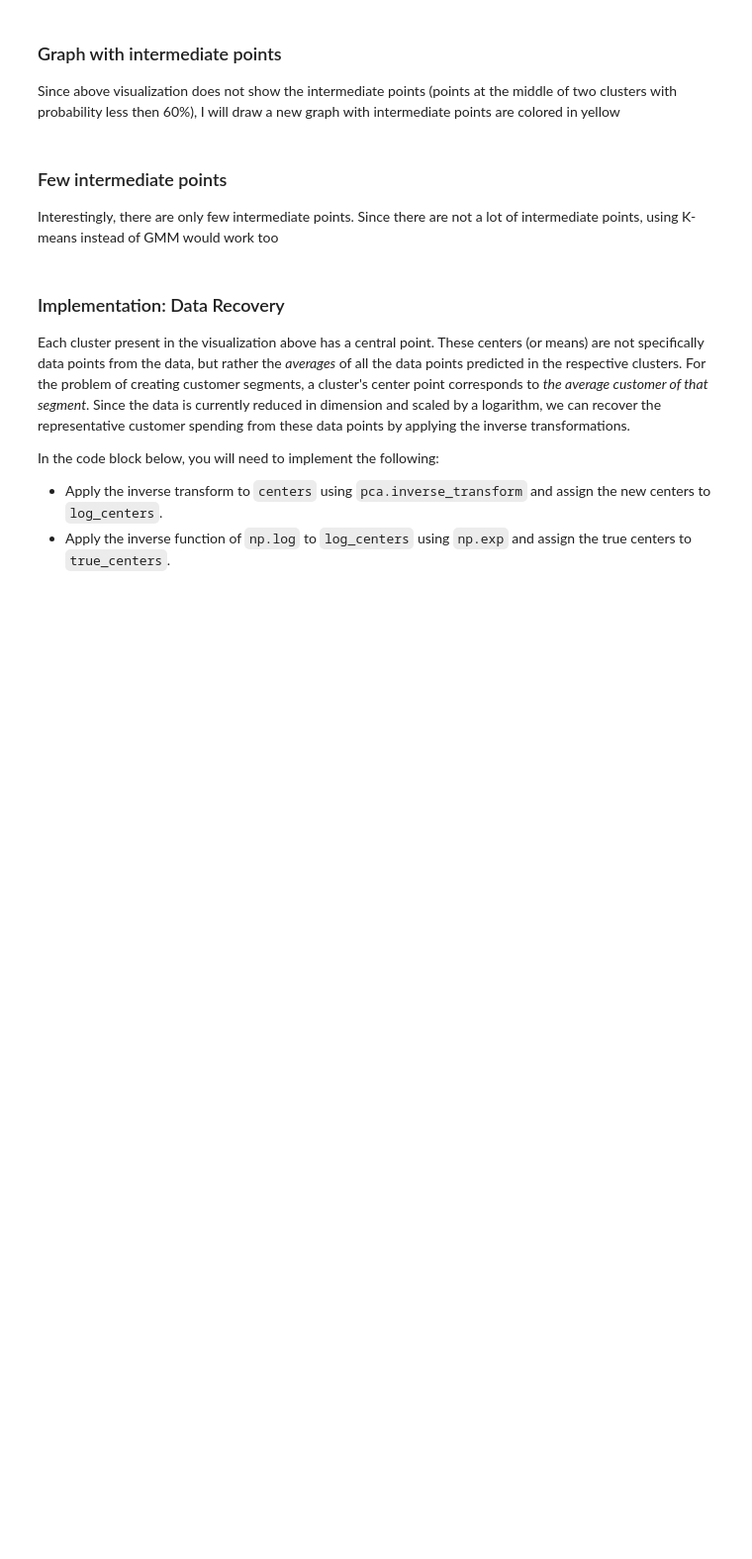
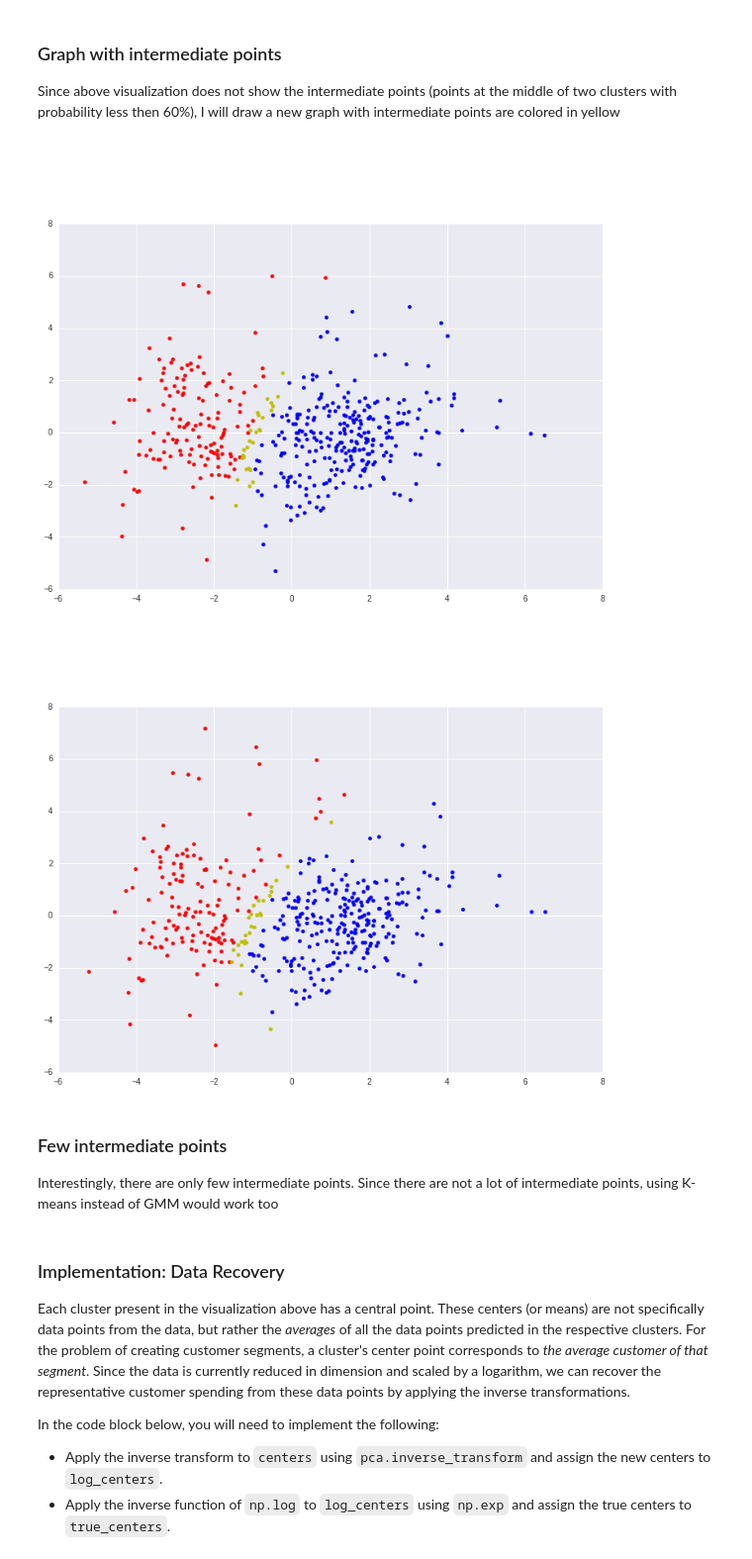
Before and after one commit to afcarl/Udacity-MLND-Project3, a Jupyter notebook: customer_segments.ipynb, the cells around one changed output. Shown at 99% size. Cells and saved outputs as stored; diff of their text form; code cells hidden in the pictures; blank space fills up the shorter version.

Commit message:
feat: implemented Tukey vs Isolation forest through all Questions

```diff
--- a/customer_segments.ipynb
+++ b/customer_segments.ipynb
@@ -1077,3 +1089,13 @@ graph.plot_joint(plt.scatter, color="y")
+# %%
+
+# draw Tukey first
+preds_Tukey = all_gmm_clusterers['Tukey'].predict_proba(all_reduced_data['Tukey'])
+preds_iForest = all_gmm_clusterers['iForest'].predict_proba(all_reduced_data['iForest'])
+draw_two_clusters(preds_Tukey, all_reduced_data['Tukey'])
+draw_two_clusters(preds_iForest, all_reduced_data['iForest'])
+# %% [output]
+[figure, added]
+[figure, added]
 # %% [markdown]
 ### Few intermediate points
 
```
Also changed, not shown: parts of 18 cells of this notebook.
